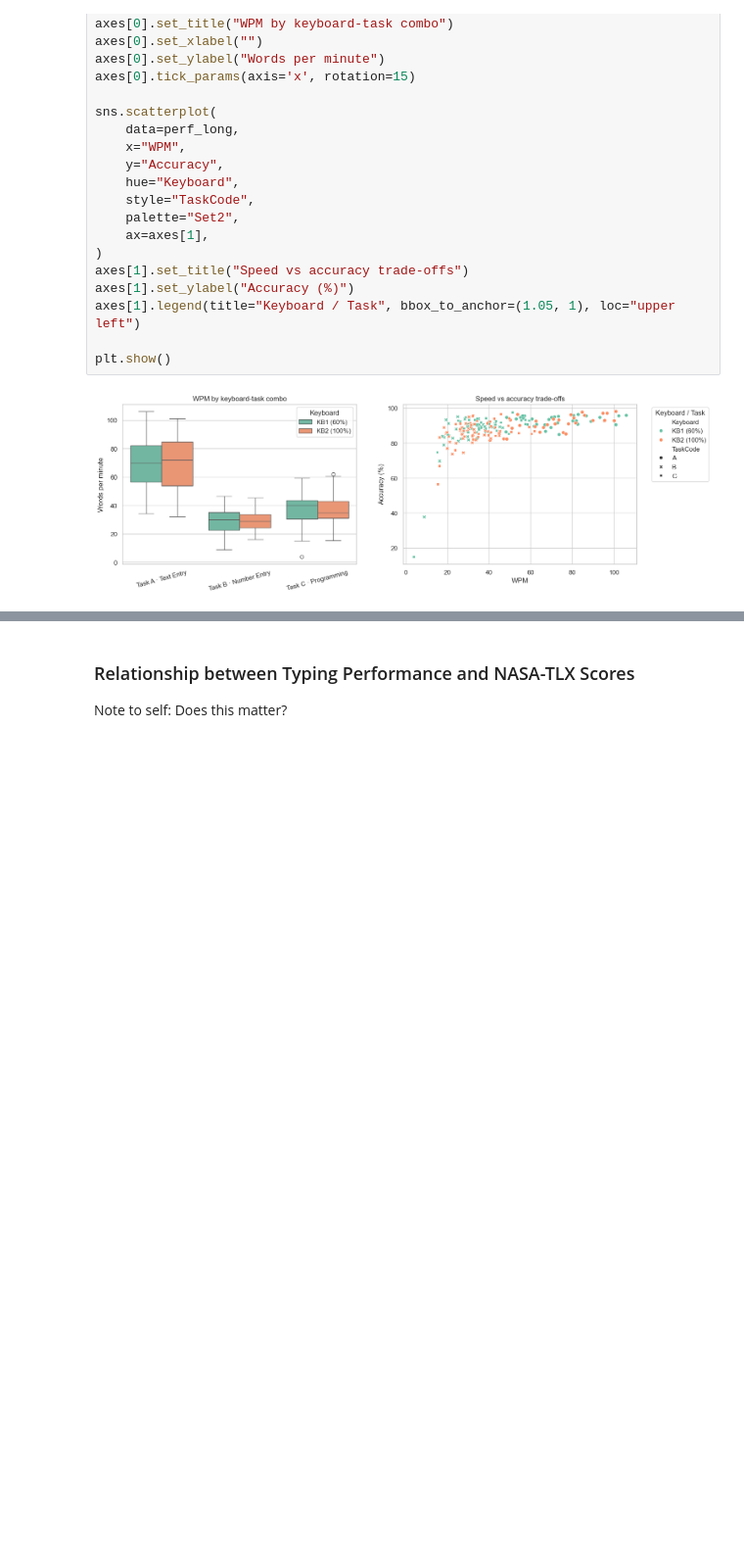
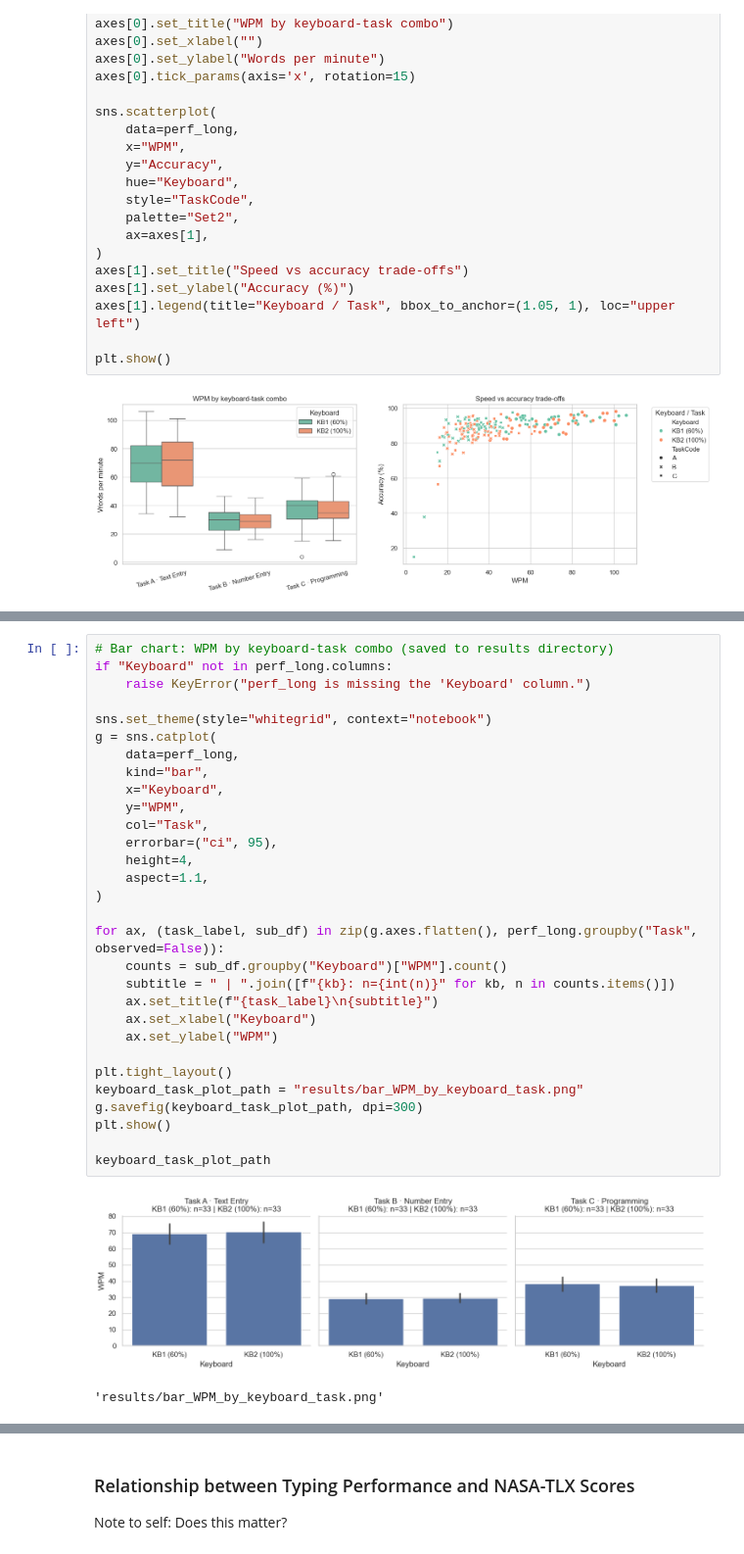
Before and after one commit to chris-asturiano/typing-test, a Jupyter notebook: data_analysis/data_analysis.ipynb, the cells around one changed output, grey strips where cells are left out. Shown at 98% size. Drawn from its saved outputs; the diff is of its cells as text; blank space fills up the shorter version.

```diff
--- a/data_analysis/data_analysis.ipynb
+++ b/data_analysis/data_analysis.ipynb
@@ -1765,0 +1945,33 @@ plt.show()
+# %%
+# Bar chart: WPM by keyboard-task combo (saved to results directory)
+if "Keyboard" not in perf_long.columns:
+    raise KeyError("perf_long is missing the 'Keyboard' column.")
+
+sns.set_theme(style="whitegrid", context="notebook")
+g = sns.catplot(
+    data=perf_long,
+    kind="bar",
+    x="Keyboard",
+    y="WPM",
+    col="Task",
+    errorbar=("ci", 95),
+    height=4,
+    aspect=1.1,
+)
+
+for ax, (task_label, sub_df) in zip(g.axes.flatten(), perf_long.groupby("Task", observed=False)):
+    counts = sub_df.groupby("Keyboard")["WPM"].count()
+    subtitle = " | ".join([f"{kb}: n={int(n)}" for kb, n in counts.items()])
+    ax.set_title(f"{task_label}\n{subtitle}")
+    ax.set_xlabel("Keyboard")
+    ax.set_ylabel("WPM")
+
+plt.tight_layout()
+keyboard_task_plot_path = "results/bar_WPM_by_keyboard_task.png"
+g.savefig(keyboard_task_plot_path, dpi=300)
+plt.show()
+
+keyboard_task_plot_path
+# %% [output]
+[figure, added]
+'results/bar_WPM_by_keyboard_task.png'
```
Also changed, not shown: parts of 9 cells of this notebook, 27 other files.
